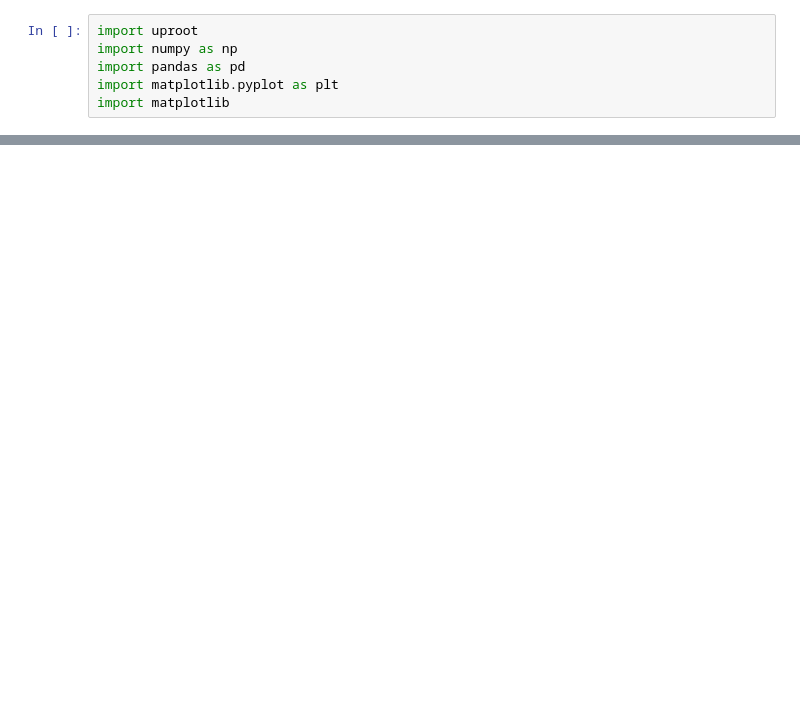
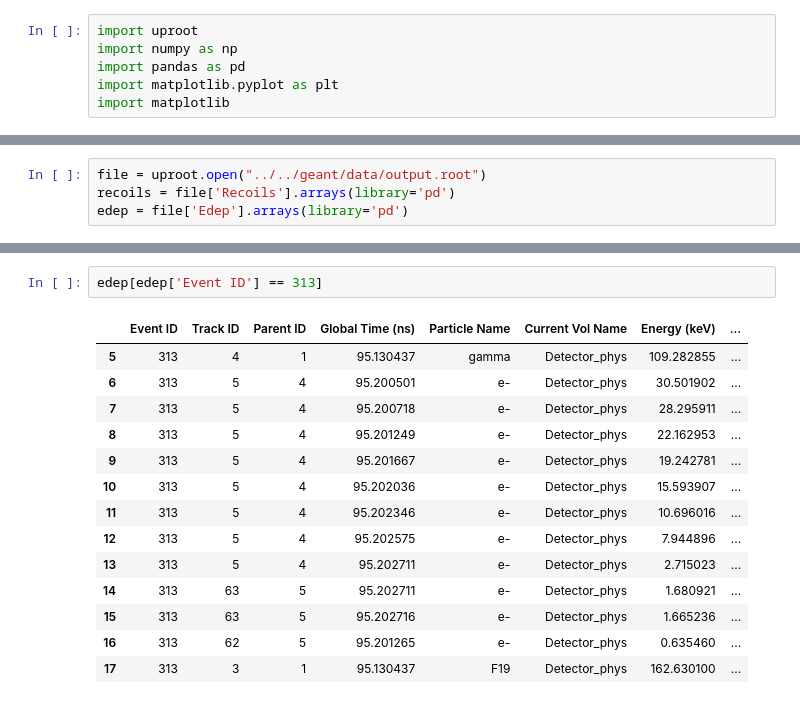
Before and after one commit to ArktisDev/Migdal, a Jupyter notebook: analysis/graphing/Migdal Analysis.ipynb, the cells around one changed output, grey strips where cells are left out. Drawn from its saved outputs; the diff is of its cells as text; blank space fills up the shorter version.

```diff
--- a/analysis/graphing/Migdal Analysis.ipynb
+++ b/analysis/graphing/Migdal Analysis.ipynb
@@ -28,0 +51,4 @@ plt.show()
+# %%
+file = uproot.open("../../geant/data/output.root")
+recoils = file['Recoils'].arrays(library='pd')
+edep = file['Edep'].arrays(library='pd')
@@ -28,0 +71,17 @@ plt.show()
+# %%
+edep[edep['Event ID'] == 313]
+# %% [output]
+|  | Event ID | Track ID | Parent ID | Global Time (ns) | Particle Name | Current Vol Name | Energy (keV) | ... |
+| 5 | 313 | 4 | 1 | 95.130437 | gamma | Detector_phys | 109.282855 | ... |
+| 6 | 313 | 5 | 4 | 95.200501 | e- | Detector_phys | 30.501902 | ... |
+| 7 | 313 | 5 | 4 | 95.200718 | e- | Detector_phys | 28.295911 | ... |
+| 8 | 313 | 5 | 4 | 95.201249 | e- | Detector_phys | 22.162953 | ... |
+| 9 | 313 | 5 | 4 | 95.201667 | e- | Detector_phys | 19.242781 | ... |
+| 10 | 313 | 5 | 4 | 95.202036 | e- | Detector_phys | 15.593907 | ... |
+| 11 | 313 | 5 | 4 | 95.202346 | e- | Detector_phys | 10.696016 | ... |
+| 12 | 313 | 5 | 4 | 95.202575 | e- | Detector_phys | 7.944896 | ... |
+| 13 | 313 | 5 | 4 | 95.202711 | e- | Detector_phys | 2.715023 | ... |
+| 14 | 313 | 63 | 5 | 95.202711 | e- | Detector_phys | 1.680921 | ... |
+| 15 | 313 | 63 | 5 | 95.202716 | e- | Detector_phys | 1.665236 | ... |
+| 16 | 313 | 62 | 5 | 95.201265 | e- | Detector_phys | 0.635460 | ... |
+| 17 | 313 | 3 | 1 | 95.130437 | F19 | Detector_phys | 162.630100 | ... |
```
Also changed, not shown: parts of 4 cells of this notebook, 10 other files.
